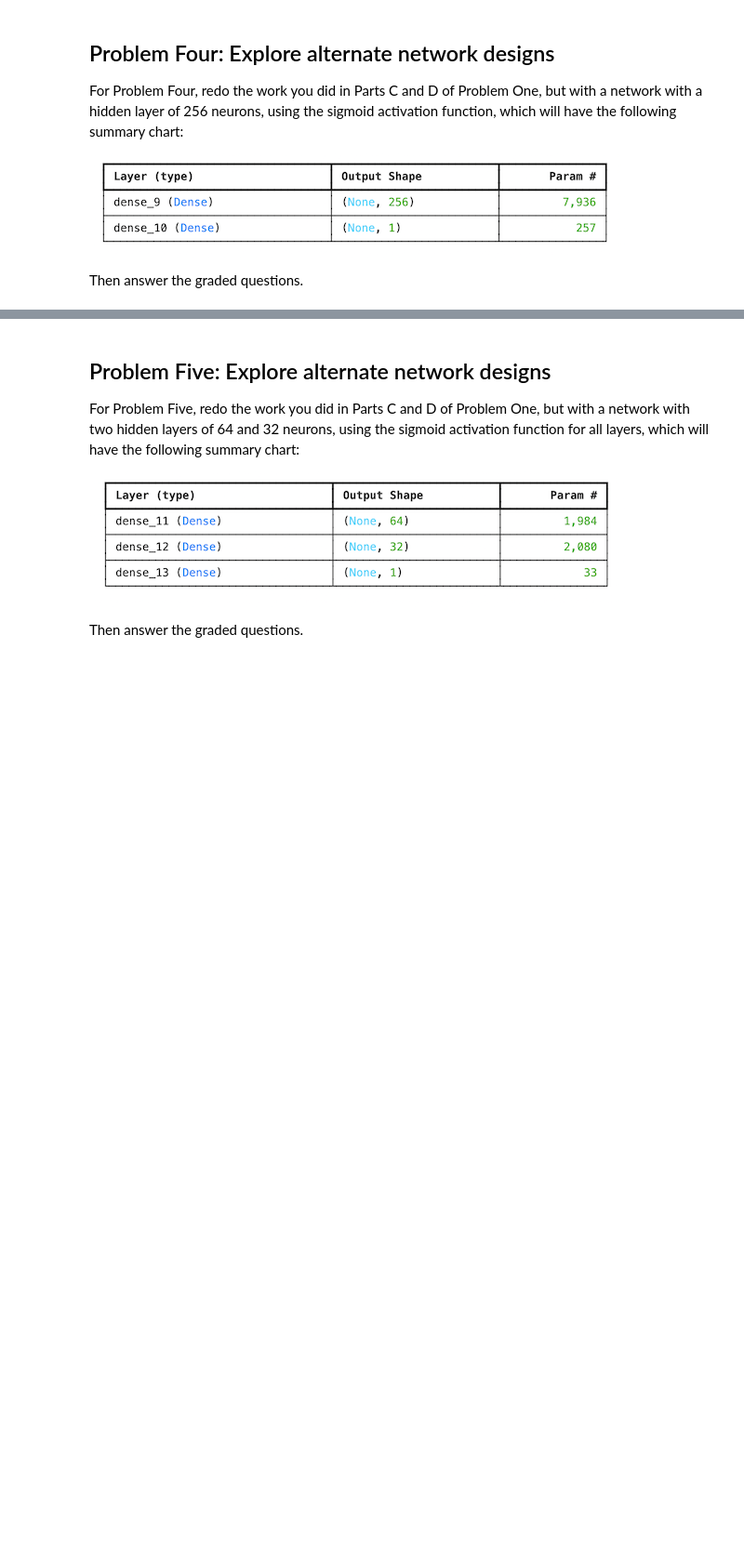
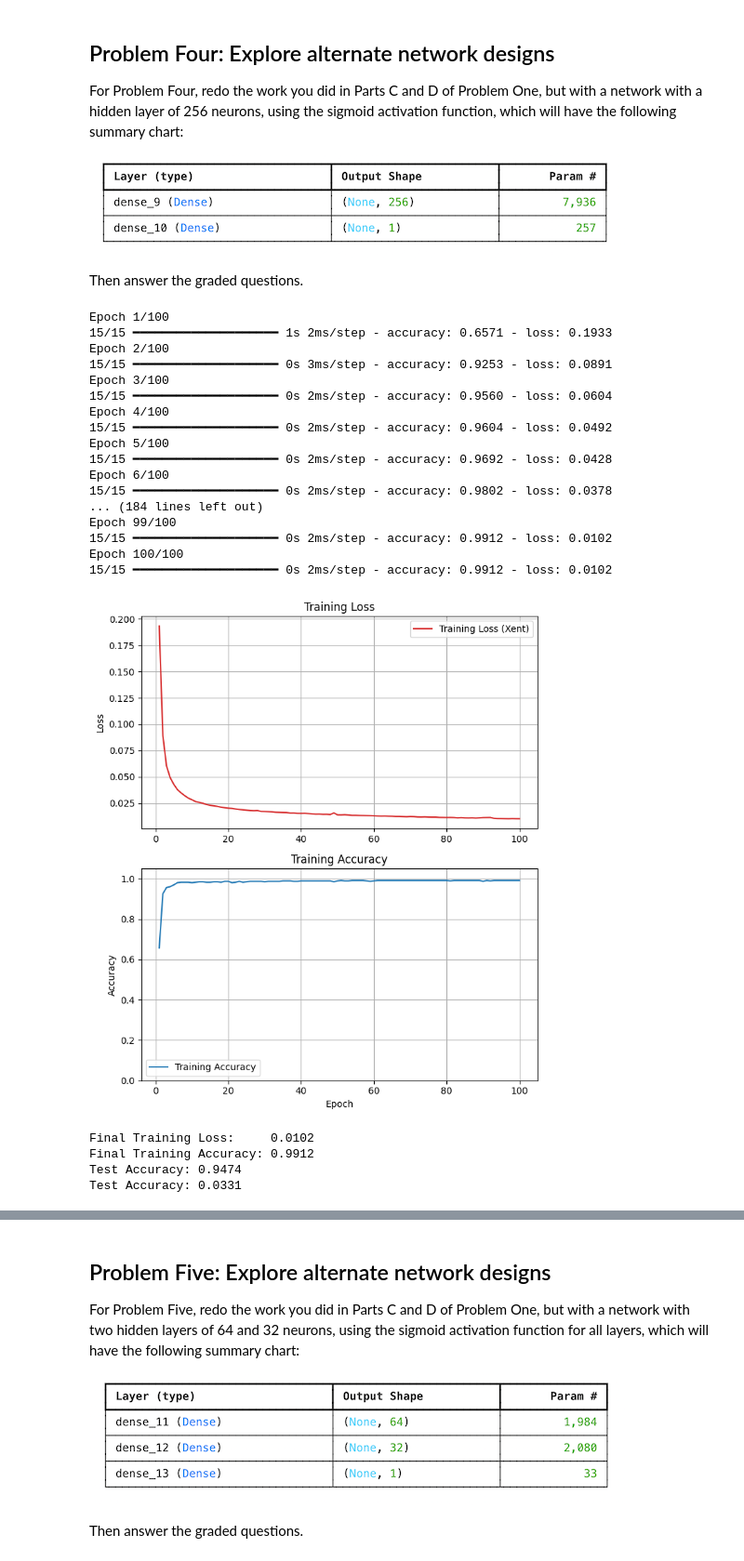
Before and after one commit to johnsahn2002/homework_01_amlai, a Jupyter notebook: Homework_01 .ipynb, the cells around one changed output, grey strips where cells are left out. Shown: that part at 93% size. Saved outputs shown, nothing was run; the diff lists cells and outputs as text; code cells hidden in the pictures; blank space fills up the shorter version.

```diff
--- a/Homework_01 .ipynb
+++ b/Homework_01 .ipynb
@@ -391,6 +529,48 @@ will have the following summary chart:
 Then answer the graded questions.
 # %%
 # Your code here, add additional cells if you wish
+
+model_baseline_4 = keras.Sequential(
+    [
+       keras.layers.Input(shape=(X_train.shape[1],)),
+       keras.layers.Dense(256, activation="sigmoid"),
+       keras.layers.Dense(1, activation="sigmoid")
+    ]
+)
+
+
+model_baseline_4.compile(optimizer='adam', loss='mse',metrics=['accuracy'])
+
+regression_history_4 = model_baseline_4.fit(X_train_scaled, y_train, epochs = n_epochs, class_weight=class_weights)
+
+plot_history(regression_history_4)
+
+loss, accuracy = model_baseline_4.evaluate(X_test_scaled, y_test,verbose=0)
+print(f'Test Accuracy: {accuracy:.4f}')
+print(f'Test Accuracy: {loss:.4f}')
+# %% [output]
+Epoch 1/100
+15/15 ━━━━━━━━━━━━━━━━━━━━ 1s 2ms/step - accuracy: 0.6571 - loss: 0.1933
+Epoch 2/100
+15/15 ━━━━━━━━━━━━━━━━━━━━ 0s 3ms/step - accuracy: 0.9253 - loss: 0.0891
+Epoch 3/100
+15/15 ━━━━━━━━━━━━━━━━━━━━ 0s 2ms/step - accuracy: 0.9560 - loss: 0.0604
+Epoch 4/100
+15/15 ━━━━━━━━━━━━━━━━━━━━ 0s 2ms/step - accuracy: 0.9604 - loss: 0.0492
+Epoch 5/100
+15/15 ━━━━━━━━━━━━━━━━━━━━ 0s 2ms/step - accuracy: 0.9692 - loss: 0.0428
+Epoch 6/100
+15/15 ━━━━━━━━━━━━━━━━━━━━ 0s 2ms/step - accuracy: 0.9802 - loss: 0.0378
+... (184 lines left out)
+Epoch 99/100
+15/15 ━━━━━━━━━━━━━━━━━━━━ 0s 2ms/step - accuracy: 0.9912 - loss: 0.0102
+Epoch 100/100
+15/15 ━━━━━━━━━━━━━━━━━━━━ 0s 2ms/step - accuracy: 0.9912 - loss: 0.0102
+[figure, added]
+Final Training Loss:     0.0102
+Final Training Accuracy: 0.9912
+Test Accuracy: 0.9474
+Test Accuracy: 0.0331
 # %%
 # Set a4a to the final training accuracy
 # Use the appropriate variable or expression; do not insert a constant from inspection of the results
```
Also changed, not shown: parts of 31 cells of this notebook.
